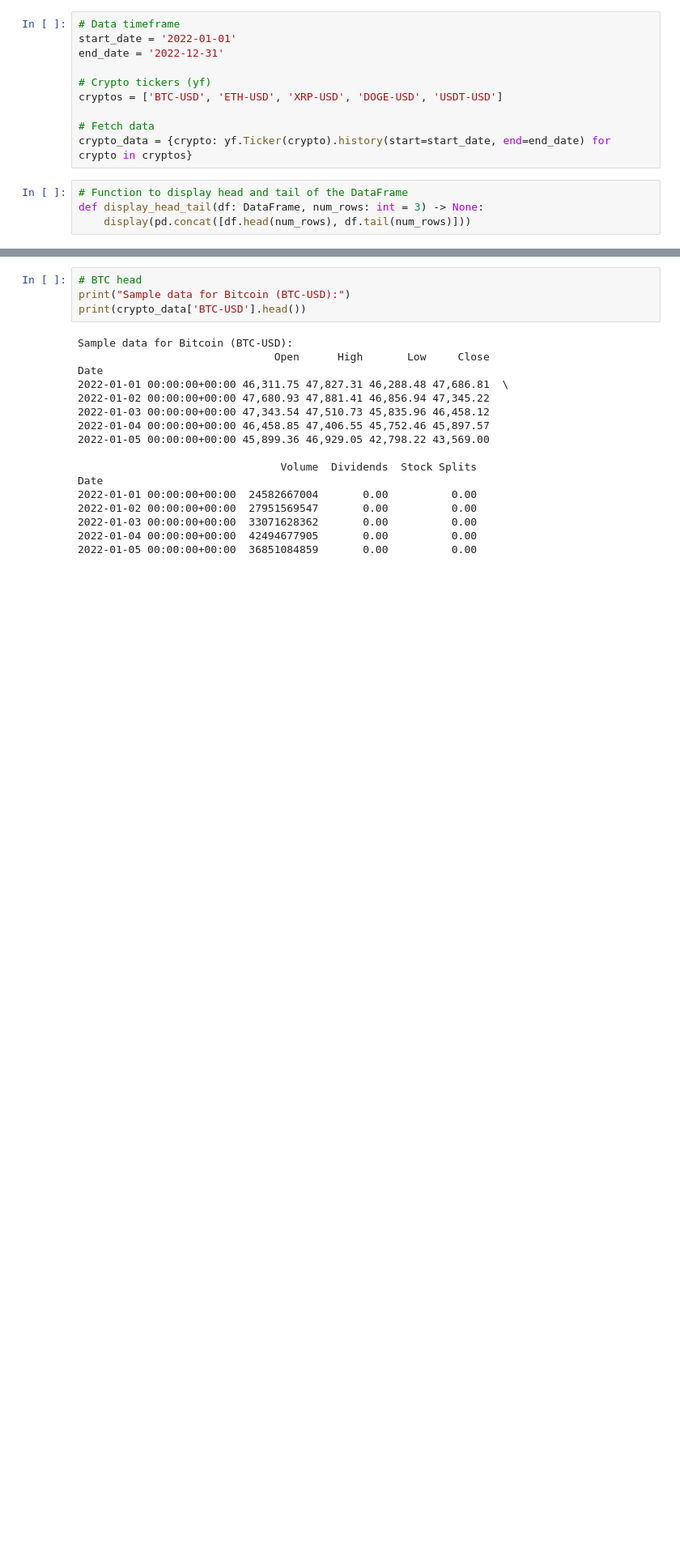
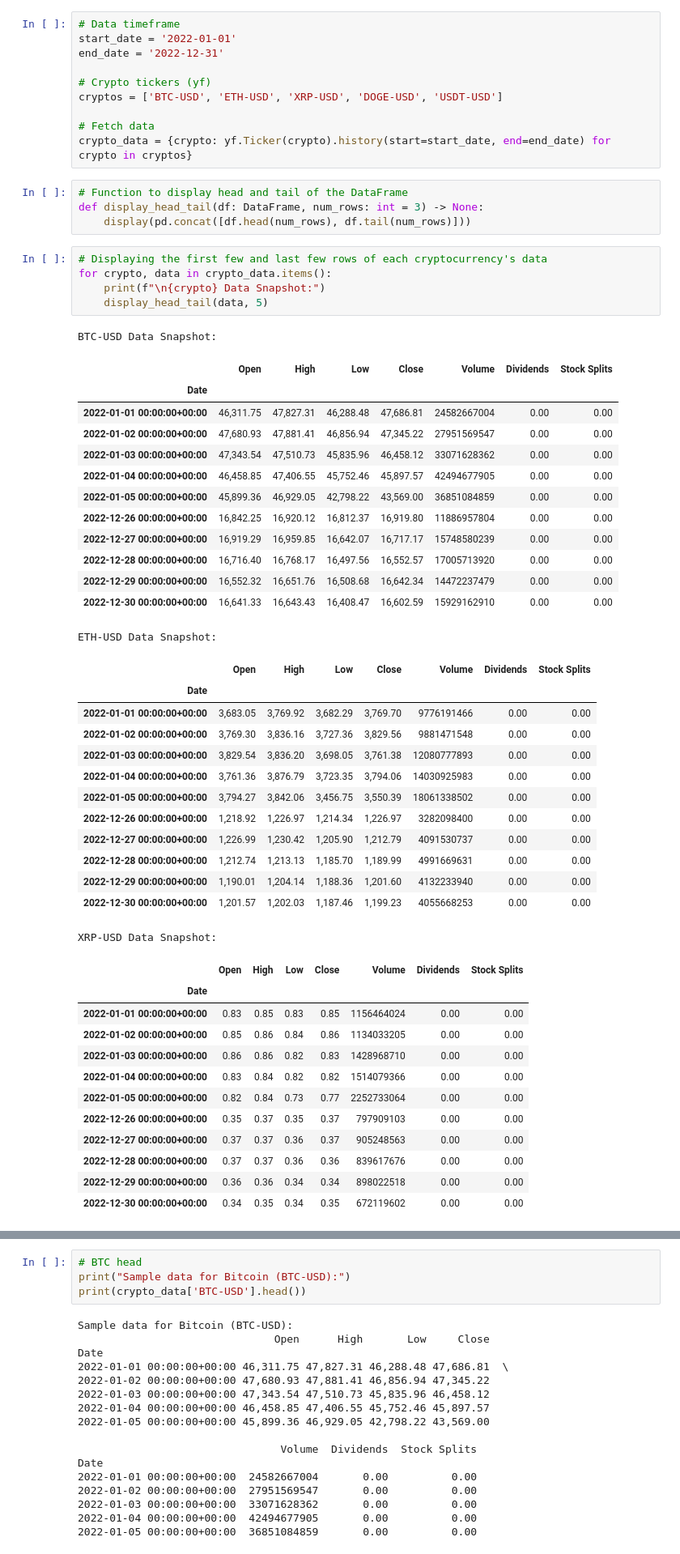
Before and after one commit to bs333/crypto-eda, a Jupyter notebook: crypto-eda.ipynb, the cells around one changed output, grey strips where cells are left out. Shown at 81% size. Saved outputs shown, nothing was run; the diff lists cells and outputs as text; blank space fills up the shorter version.

Commit message:
Head + Tail

```diff
--- a/crypto-eda.ipynb
+++ b/crypto-eda.ipynb
@@ -71,3 +71,48 @@ crypto_data = {crypto: yf.Ticker(crypto).history(start=start_date, end=end_date)
 # Function to display head and tail of the DataFrame
 def display_head_tail(df: DataFrame, num_rows: int = 3) -> None:
     display(pd.concat([df.head(num_rows), df.tail(num_rows)]))
+# %%
+# Displaying the first few and last few rows of each cryptocurrency's data
+for crypto, data in crypto_data.items():
+    print(f"\n{crypto} Data Snapshot:")
+    display_head_tail(data, 5)
+# %% [output]
+BTC-USD Data Snapshot:
+|  | Open | High | Low | Close | Volume | Dividends | Stock Splits |
+| Date |  |  |  |  |  |  |  |
+| 2022-01-01 00:00:00+00:00 | 46,311.75 | 47,827.31 | 46,288.48 | 47,686.81 | 24582667004 | 0.00 | 0.00 |
+| 2022-01-02 00:00:00+00:00 | 47,680.93 | 47,881.41 | 46,856.94 | 47,345.22 | 27951569547 | 0.00 | 0.00 |
+| 2022-01-03 00:00:00+00:00 | 47,343.54 | 47,510.73 | 45,835.96 | 46,458.12 | 33071628362 | 0.00 | 0.00 |
+| 2022-01-04 00:00:00+00:00 | 46,458.85 | 47,406.55 | 45,752.46 | 45,897.57 | 42494677905 | 0.00 | 0.00 |
+| 2022-01-05 00:00:00+00:00 | 45,899.36 | 46,929.05 | 42,798.22 | 43,569.00 | 36851084859 | 0.00 | 0.00 |
+| 2022-12-26 00:00:00+00:00 | 16,842.25 | 16,920.12 | 16,812.37 | 16,919.80 | 11886957804 | 0.00 | 0.00 |
+| 2022-12-27 00:00:00+00:00 | 16,919.29 | 16,959.85 | 16,642.07 | 16,717.17 | 15748580239 | 0.00 | 0.00 |
+| 2022-12-28 00:00:00+00:00 | 16,716.40 | 16,768.17 | 16,497.56 | 16,552.57 | 17005713920 | 0.00 | 0.00 |
+| 2022-12-29 00:00:00+00:00 | 16,552.32 | 16,651.76 | 16,508.68 | 16,642.34 | 14472237479 | 0.00 | 0.00 |
+| 2022-12-30 00:00:00+00:00 | 16,641.33 | 16,643.43 | 16,408.47 | 16,602.59 | 15929162910 | 0.00 | 0.00 |
+ETH-USD Data Snapshot:
+|  | Open | High | Low | Close | Volume | Dividends | Stock Splits |
+| Date |  |  |  |  |  |  |  |
+| 2022-01-01 00:00:00+00:00 | 3,683.05 | 3,769.92 | 3,682.29 | 3,769.70 | 9776191466 | 0.00 | 0.00 |
+| 2022-01-02 00:00:00+00:00 | 3,769.30 | 3,836.16 | 3,727.36 | 3,829.56 | 9881471548 | 0.00 | 0.00 |
+| 2022-01-03 00:00:00+00:00 | 3,829.54 | 3,836.20 | 3,698.05 | 3,761.38 | 12080777893 | 0.00 | 0.00 |
+| 2022-01-04 00:00:00+00:00 | 3,761.36 | 3,876.79 | 3,723.35 | 3,794.06 | 14030925983 | 0.00 | 0.00 |
+| 2022-01-05 00:00:00+00:00 | 3,794.27 | 3,842.06 | 3,456.75 | 3,550.39 | 18061338502 | 0.00 | 0.00 |
+| 2022-12-26 00:00:00+00:00 | 1,218.92 | 1,226.97 | 1,214.34 | 1,226.97 | 3282098400 | 0.00 | 0.00 |
+| 2022-12-27 00:00:00+00:00 | 1,226.99 | 1,230.42 | 1,205.90 | 1,212.79 | 4091530737 | 0.00 | 0.00 |
+| 2022-12-28 00:00:00+00:00 | 1,212.74 | 1,213.13 | 1,185.70 | 1,189.99 | 4991669631 | 0.00 | 0.00 |
+| 2022-12-29 00:00:00+00:00 | 1,190.01 | 1,204.14 | 1,188.36 | 1,201.60 | 4132233940 | 0.00 | 0.00 |
+| 2022-12-30 00:00:00+00:00 | 1,201.57 | 1,202.03 | 1,187.46 | 1,199.23 | 4055668253 | 0.00 | 0.00 |
+XRP-USD Data Snapshot:
+|  | Open | High | Low | Close | Volume | Dividends | Stock Splits |
+| Date |  |  |  |  |  |  |  |
+| 2022-01-01 00:00:00+00:00 | 0.83 | 0.85 | 0.83 | 0.85 | 1156464024 | 0.00 | 0.00 |
+| 2022-01-02 00:00:00+00:00 | 0.85 | 0.86 | 0.84 | 0.86 | 1134033205 | 0.00 | 0.00 |
+| 2022-01-03 00:00:00+00:00 | 0.86 | 0.86 | 0.82 | 0.83 | 1428968710 | 0.00 | 0.00 |
+| 2022-01-04 00:00:00+00:00 | 0.83 | 0.84 | 0.82 | 0.82 | 1514079366 | 0.00 | 0.00 |
+| 2022-01-05 00:00:00+00:00 | 0.82 | 0.84 | 0.73 | 0.77 | 2252733064 | 0.00 | 0.00 |
+| 2022-12-26 00:00:00+00:00 | 0.35 | 0.37 | 0.35 | 0.37 | 797909103 | 0.00 | 0.00 |
+| 2022-12-27 00:00:00+00:00 | 0.37 | 0.37 | 0.36 | 0.37 | 905248563 | 0.00 | 0.00 |
+| 2022-12-28 00:00:00+00:00 | 0.37 | 0.37 | 0.36 | 0.36 | 839617676 | 0.00 | 0.00 |
+| 2022-12-29 00:00:00+00:00 | 0.36 | 0.36 | 0.34 | 0.34 | 898022518 | 0.00 | 0.00 |
+| 2022-12-30 00:00:00+00:00 | 0.34 | 0.35 | 0.34 | 0.35 | 672119602 | 0.00 | 0.00 |
```
Also changed, not shown: parts of 1 cell of this notebook.
